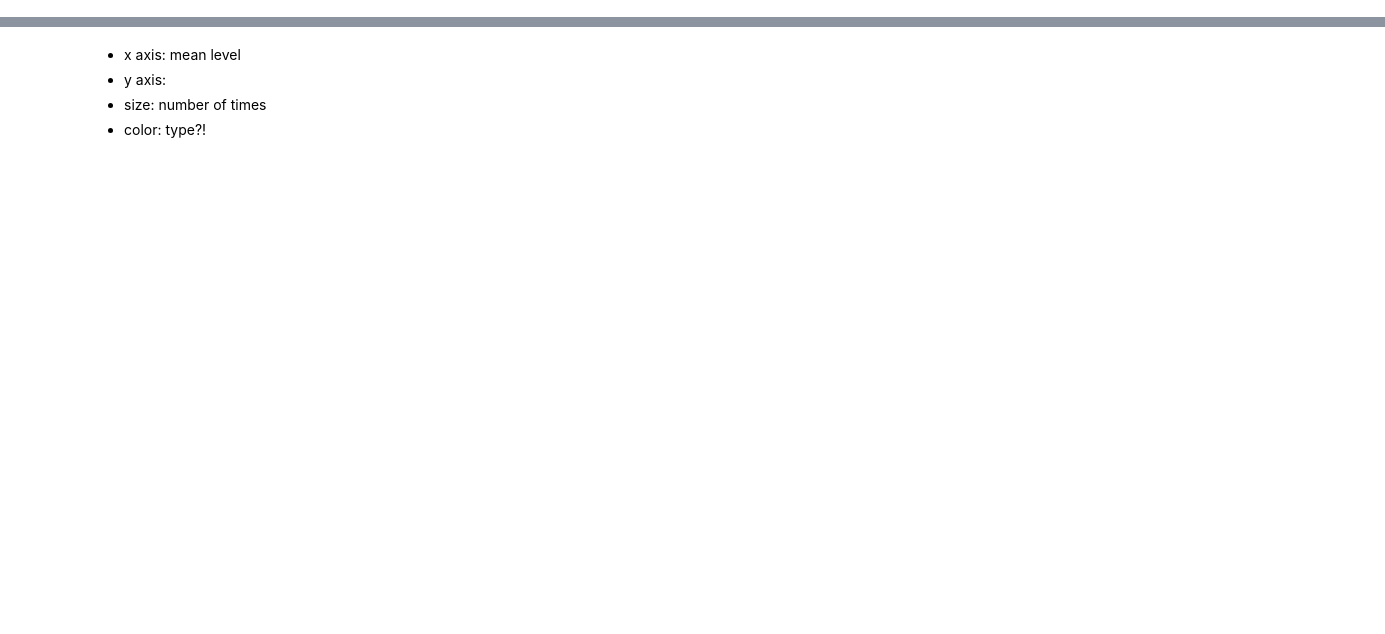
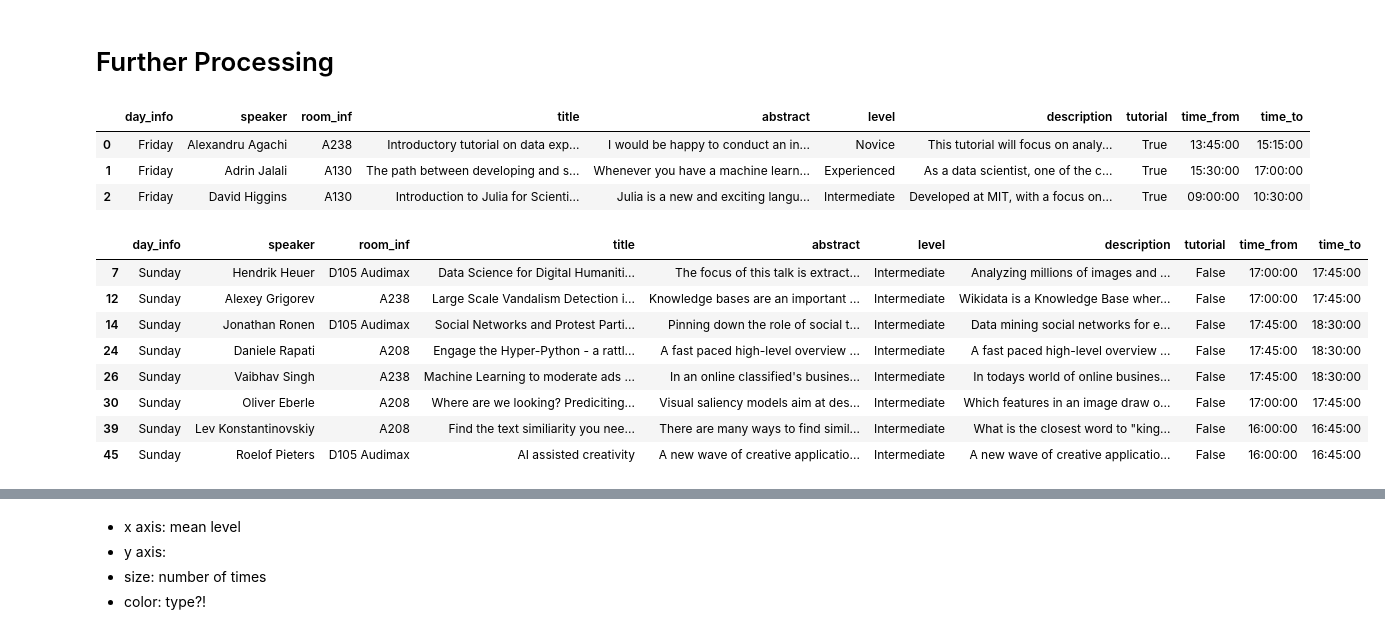
Before and after one commit to nicoa/showcase, a Jupyter notebook: pydatabln2017_filter_and_overview.ipynb, the cells around one changed output, grey strips where cells are left out. Saved outputs shown, nothing was run; the diff lists cells and outputs as text; code cells hidden in the pictures; blank space fills up the shorter version.

```diff
--- a/pydatabln2017_filter_and_overview.ipynb
+++ b/pydatabln2017_filter_and_overview.ipynb
@@ -59,0 +84,2 @@ Name: level, dtype: int64
+# %% [markdown]
+# Further Processing
@@ -59,0 +96,21 @@ Name: level, dtype: int64
+# %%
+df.head(3)
+# %% [output]
+|  | day_info | speaker | room_inf | title | abstract | level | description | tutorial | time_from | time_to |
+| 0 | Friday | Alexandru Agachi | A238 | Introductory tutorial on data exp... | I would be happy to conduct an in... | Novice | This tutorial will focus on analy... | True | 13:45:00 | 15:15:00 |
+| 1 | Friday | Adrin Jalali | A130 | The path between developing and s... | Whenever you have a machine learn... | Experienced | As a data scientist, one of the c... | True | 15:30:00 | 17:00:00 |
+| 2 | Friday | David Higgins | A130 | Introduction to Julia for Scienti... | Julia is a new and exciting langu... | Intermediate | Developed at MIT, with a focus on... | True | 09:00:00 | 10:30:00 |
+# %%
+# Example: Let's query all non-novice talks on sunday, starting at 4 pm
+tmp = df.query("(level!='Novice') & (day_info=='Sunday')")
+tmp[tmp.time_from >= time(16)]
+# %% [output]
+|  | day_info | speaker | room_inf | title | abstract | level | description | tutorial | time_from | time_to |
+| 7 | Sunday | Hendrik Heuer | D105 Audimax | Data Science for Digital Humaniti... | The focus of this talk is extract... | Intermediate | Analyzing millions of images and ... | False | 17:00:00 | 17:45:00 |
+| 12 | Sunday | Alexey Grigorev | A238 | Large Scale Vandalism Detection i... | Knowledge bases are an important ... | Intermediate | Wikidata is a Knowledge Base wher... | False | 17:00:00 | 17:45:00 |
+| 14 | Sunday | Jonathan Ronen | D105 Audimax | Social Networks and Protest Parti... | Pinning down the role of social t... | Intermediate | Data mining social networks for e... | False | 17:45:00 | 18:30:00 |
+| 24 | Sunday | Daniele Rapati | A208 | Engage the Hyper-Python - a rattl... | A fast paced high-level overview ... | Intermediate | A fast paced high-level overview ... | False | 17:45:00 | 18:30:00 |
+| 26 | Sunday | Vaibhav Singh | A238 | Machine Learning to moderate ads ... | In an online classified's busines... | Intermediate | In todays world of online busines... | False | 17:45:00 | 18:30:00 |
+| 30 | Sunday | Oliver Eberle | A208 | Where are we looking? Prediciting... | Visual saliency models aim at des... | Intermediate | Which features in an image draw o... | False | 17:00:00 | 17:45:00 |
+| 39 | Sunday | Lev Konstantinovskiy | A208 | Find the text similiarity you nee... | There are many ways to find simil... | Intermediate | What is the closest word to "king... | False | 16:00:00 | 16:45:00 |
+| 45 | Sunday | Roelof Pieters | D105 Audimax | AI assisted creativity | A new wave of creative applicatio... | Intermediate | A new wave of creative applicatio... | False | 16:00:00 | 16:45:00 |
```
Also changed, not shown: parts of 34 cells of this notebook.
